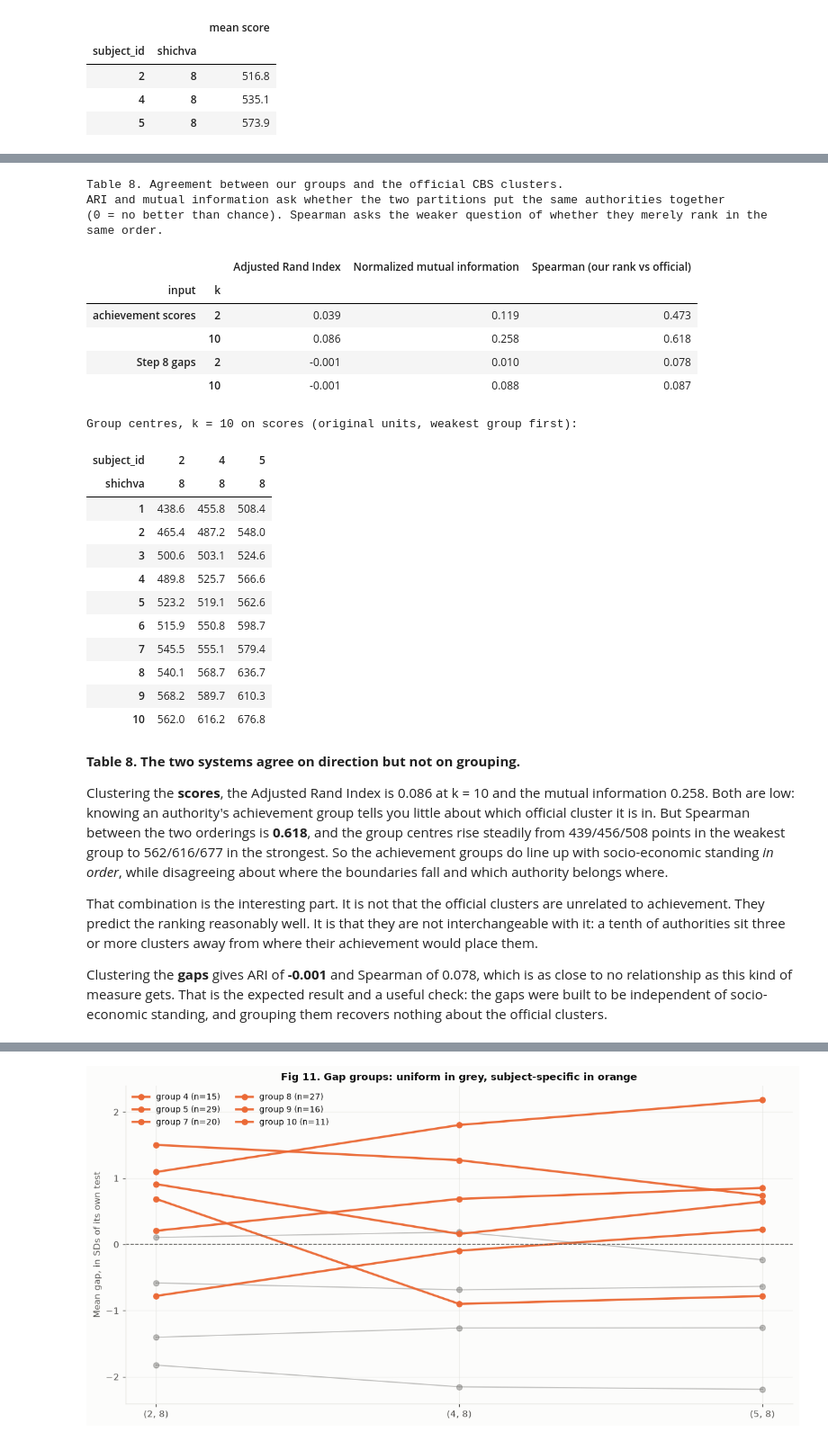
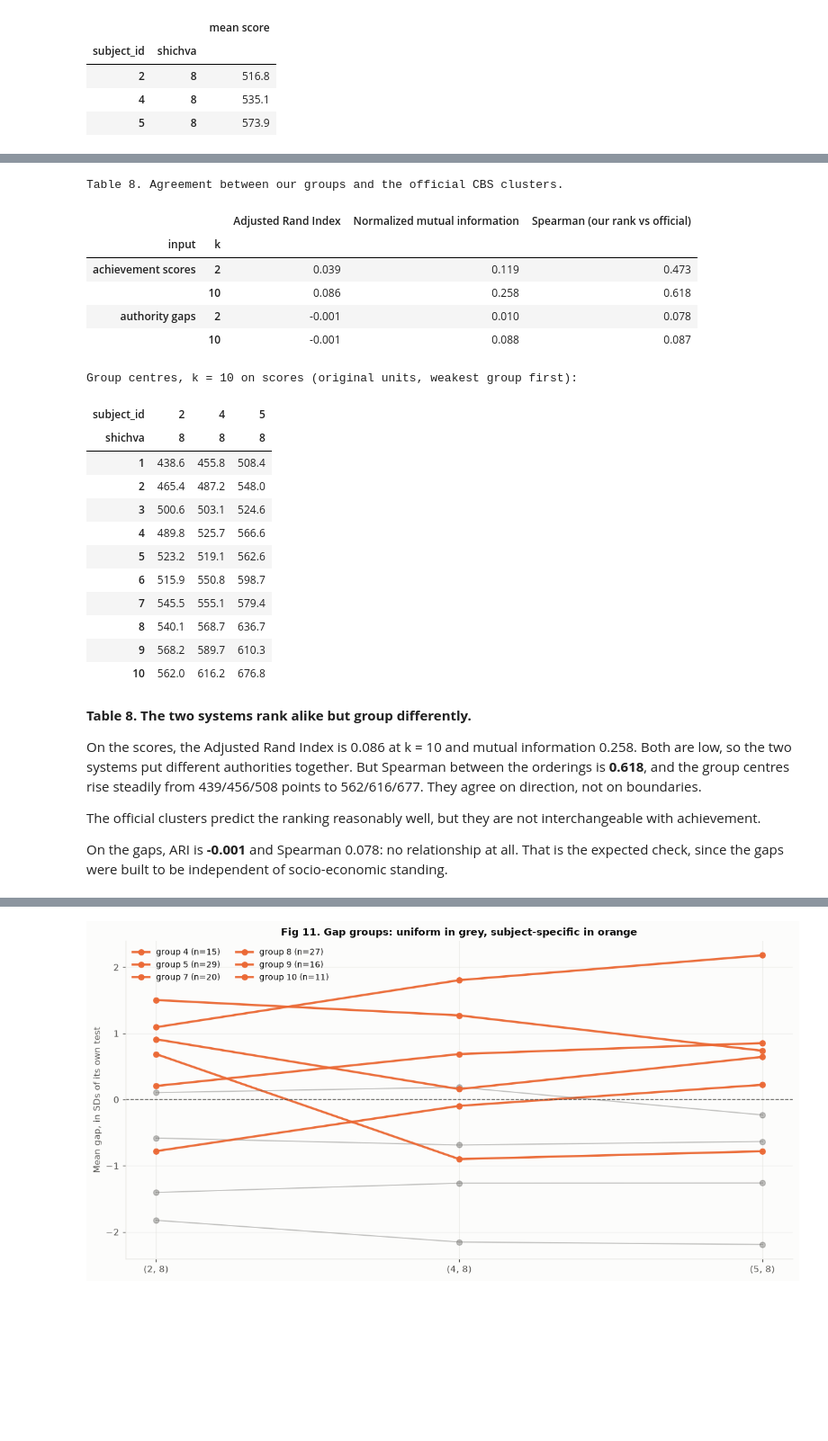
Before and after one commit to Fiamma-Jikukan/DS_final_project_Or_and_Stav, a Jupyter notebook: DS_final_project_Or_and_Stav.ipynb, the cells around one changed output, grey strips where cells are left out. Shown at 90% size. Cells and saved outputs as stored; diff of their text form; code cells hidden in the pictures; blank space fills up the shorter version.

```diff
--- a/DS_final_project_Or_and_Stav.ipynb
+++ b/DS_final_project_Or_and_Stav.ipynb
@@ -1967,7 +1957,7 @@ fig, axes = plt.subplots(1, 2, figsize=(13, 4.6))
 for ax, column, label in zip(axes, ["inertia", "silhouette"],
                              ["Within-cluster spread (lower is tighter)", "Silhouette (higher is cleaner)"]):
     ax.plot(sweep_score.index, sweep_score[column], marker="o", color=BLUE, label="scores")
-    ax.plot(sweep_gap.index, sweep_gap[column], marker="o", color=ORANGE, label="Step 8 gaps")
+    ax.plot(sweep_gap.index, sweep_gap[column], marker="o", color=ORANGE, label="authority gaps")
     ax.set(xlabel="number of groups (k)", ylabel=label, xticks=range(2, 11))
     ax.legend(frameon=False, fontsize=9)
 fig.suptitle("Fig 9. Choosing the number of groups", x=0.01, ha="left", fontweight="bold")
@@ -2004,41 +1991,36 @@ def cluster_and_compare(frame, X, label):
     for k in (2, 10):
         model = KMeans(n_clusters=k, random_state=RANDOM_STATE, n_init=10).fit(X)
         labels = pd.Series(model.labels_, index=frame.index)
         # Number our groups from weakest to strongest so the comparison reads in the same direction
         order = frame.mean(axis=1).groupby(labels).mean().sort_values().index
         ranked = labels.map({cluster: i + 1 for i, cluster in enumerate(order)})
         official = official_cluster.loc[frame.index]
         results.append({
             "input": label, "k": k,
             "Adjusted Rand Index": adjusted_rand_score(official, ranked),
             "Normalized mutual information": normalized_mutual_info_score(official, ranked),
             "Spearman (our rank vs official)": official.rank().corr(ranked.rank()),
         })
         assignments[k] = ranked
     return results, assignments
 
 score_results, score_groups = cluster_and_compare(score_profile, X_score, "achievement scores")
-gap_results, gap_groups = cluster_and_compare(gap_profile, X_gap, "Step 8 gaps")
+gap_results, gap_groups = cluster_and_compare(gap_profile, X_gap, "authority gaps")
 
 agreement = pd.DataFrame(score_results + gap_results).set_index(["input", "k"])
 print("Table 8. Agreement between our groups and the official CBS clusters.")
-print("ARI and mutual information ask whether the two partitions put the same authorities together")
-print("(0 = no better than chance). Spearman asks the weaker question of whether they merely rank in the")
-print("same order.")
+
 display(agreement.round(3))
 
 print("Group centres, k = 10 on scores (original units, weakest group first):")
 display(score_profile.groupby(score_groups[10]).mean().round(1))
 # %% [output]
 Table 8. Agreement between our groups and the official CBS clusters.
-ARI and mutual information ask whether the two partitions put the same authorities together
-(0 = no better than chance). Spearman asks the weaker question of whether they merely rank in the
-same order.
 |  |  | Adjusted Rand Index | Normalized mutual information | Spearman (our rank vs official) |
 | input | k |  |  |  |
 | achievement scores | 2 | 0.039 | 0.119 | 0.473 |
 |  | 10 | 0.086 | 0.258 | 0.618 |
-| Step 8 gaps | 2 | -0.001 | 0.010 | 0.078 |
+| authority gaps | 2 | -0.001 | 0.010 | 0.078 |
 |  | 10 | -0.001 | 0.088 | 0.087 |
 Group centres, k = 10 on scores (original units, weakest group first):
 | subject_id | 2 | 4 | 5 |
@@ -2054,21 +2036,17 @@ Group centres, k = 10 on scores (original units, weakest group first):
 | 9 | 568.2 | 589.7 | 610.3 |
 | 10 | 562.0 | 616.2 | 676.8 |
 # %% [markdown]
-**Table 8. The two systems agree on direction but not on grouping.**
+**Table 8. The two systems rank alike but group differently.**
 
-Clustering the **scores**, the Adjusted Rand Index is 0.086 at k = 10 and the mutual information 0.258. Both
-are low: knowing an authority's achievement group tells you little about which official cluster it is in. But
-Spearman between the two orderings is **0.618**, and the group centres rise steadily from 439/456/508 points in
-the weakest group to 562/616/677 in the strongest. So the achievement groups do line up with socio-economic
-standing *in order*, while disagreeing about where the boundaries fall and which authority belongs where.
+On the scores, the Adjusted Rand Index is 0.086 at k = 10 and mutual information 0.258. Both are low, so the
+two systems put different authorities together. But Spearman between the orderings is **0.618**, and the group
+centres rise steadily from 439/456/508 points to 562/616/677. They agree on direction, not on boundaries.
 
-That combination is the interesting part. It is not that the official clusters are unrelated to achievement.
-They predict the ranking reasonably well. It is that they are not interchangeable with it: a tenth of
-authorities sit three or more clusters away from where their achievement would place them.
+The official clusters predict the ranking reasonably well, but they are not
+interchangeable with achievement.
 
-Clustering the **gaps** gives ARI of **-0.001** and Spearman of 0.078, which is as close to no relationship as
-this kind of measure gets. That is the expected result and a useful check: the gaps were built to be
-independent of socio-economic standing, and grouping them recovers nothing about the official clusters.
+On the gaps, ARI is **-0.001** and Spearman 0.078: no relationship at all. That is the expected check, since
+the gaps were built to be independent of socio-economic standing.
 # %%
 fig, axes = plt.subplots(1, 2, figsize=(14, 5.4))
 
```
Also changed, not shown: parts of 26 cells of this notebook, 18 other files.
